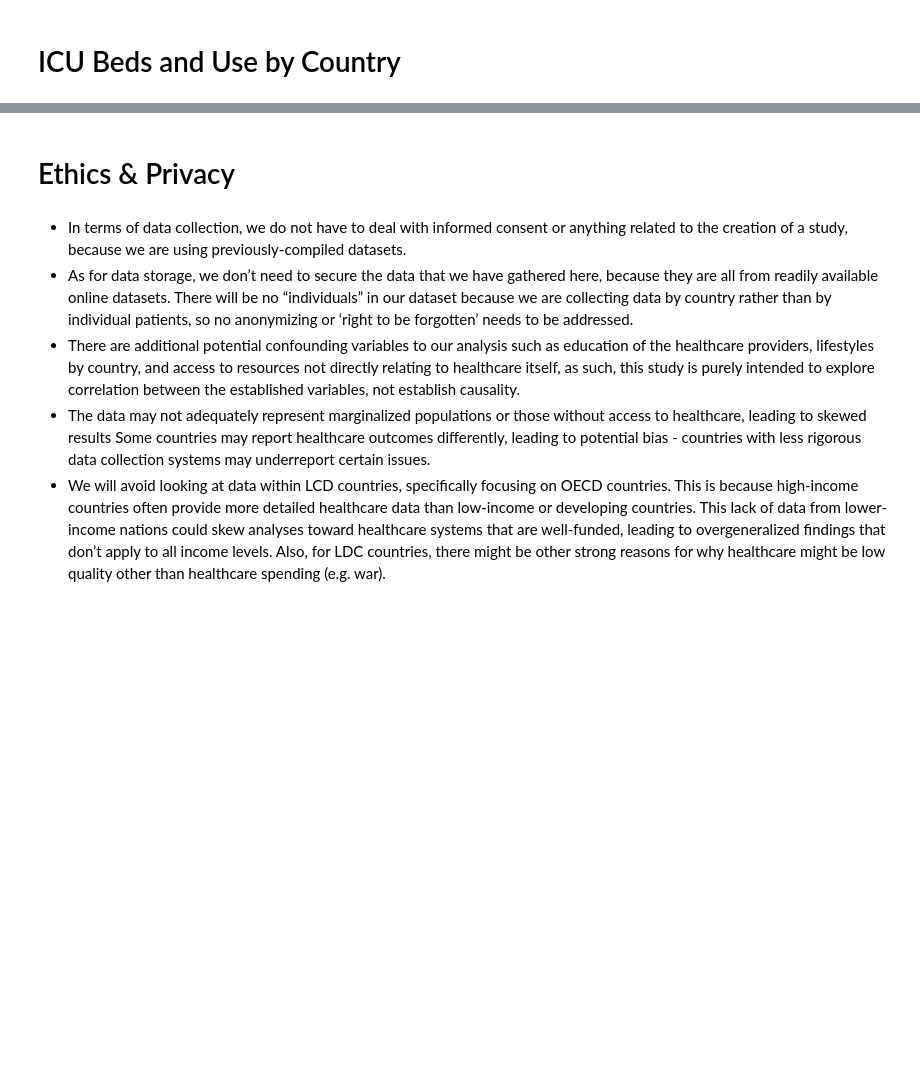
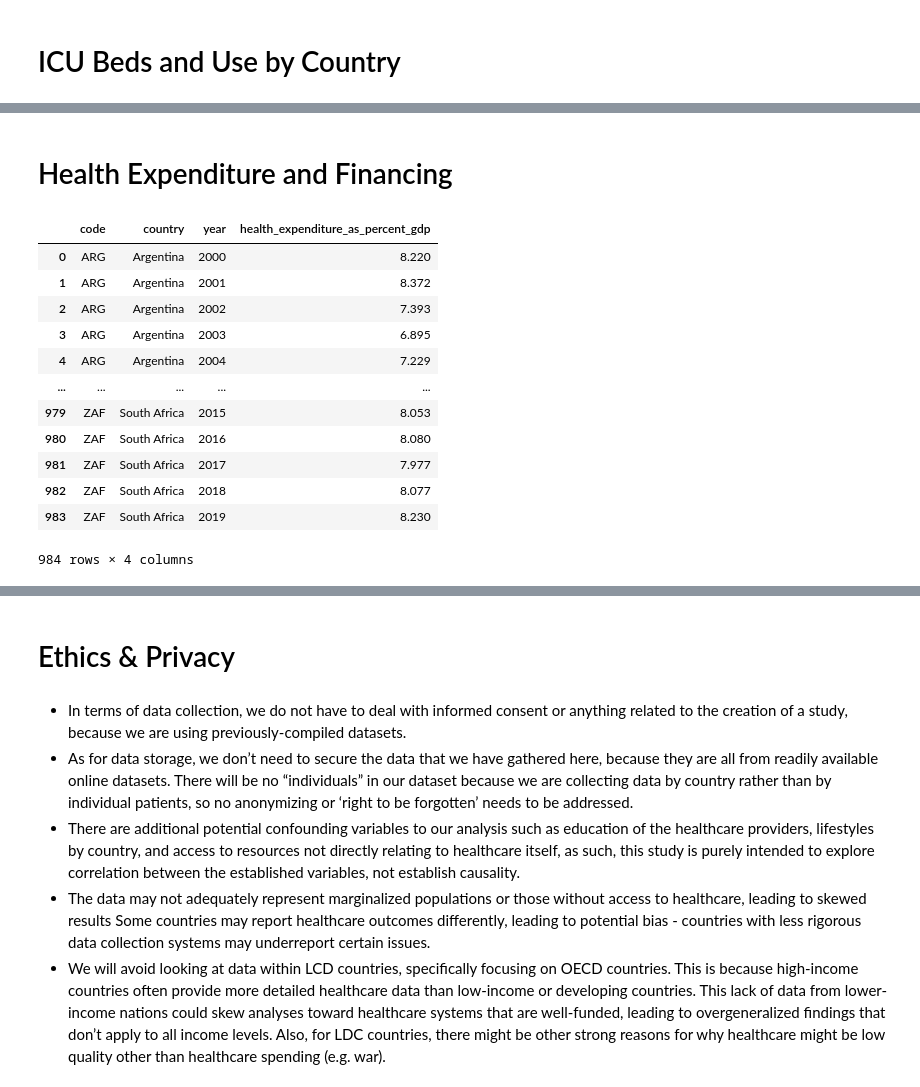
Before and after one commit to AishaWolff/data_science_research_project, a Jupyter notebook: DataCheckpoint_Group063-FA24.ipynb, the cells around one changed output, grey strips where cells are left out. Saved outputs shown, nothing was run; the diff lists cells and outputs as text; code cells hidden in the pictures; blank space fills up the shorter version.

```diff
--- a/DataCheckpoint_Group063-FA24.ipynb
+++ b/DataCheckpoint_Group063-FA24.ipynb
@@ -216,0 +215,19 @@ icu_beds
+# %% [markdown]
+# Health Expenditure and Financing
+# %%
+expenditure_p_gdp = pd.read_csv("cleaned_datasets/filtered_health_expenditure_as_percent_gdp.csv")
+expenditure_p_gdp
+# %% [output]
+|  | code | country | year | health_expenditure_as_percent_gdp |
+| 0 | ARG | Argentina | 2000 | 8.220 |
+| 1 | ARG | Argentina | 2001 | 8.372 |
+| 2 | ARG | Argentina | 2002 | 7.393 |
+| 3 | ARG | Argentina | 2003 | 6.895 |
+| 4 | ARG | Argentina | 2004 | 7.229 |
+| ... | ... | ... | ... | ... |
+| 979 | ZAF | South Africa | 2015 | 8.053 |
+| 980 | ZAF | South Africa | 2016 | 8.080 |
+| 981 | ZAF | South Africa | 2017 | 7.977 |
+| 982 | ZAF | South Africa | 2018 | 8.077 |
+| 983 | ZAF | South Africa | 2019 | 8.230 |
+984 rows × 4 columns
```
Also changed, not shown: parts of 11 cells of this notebook.
